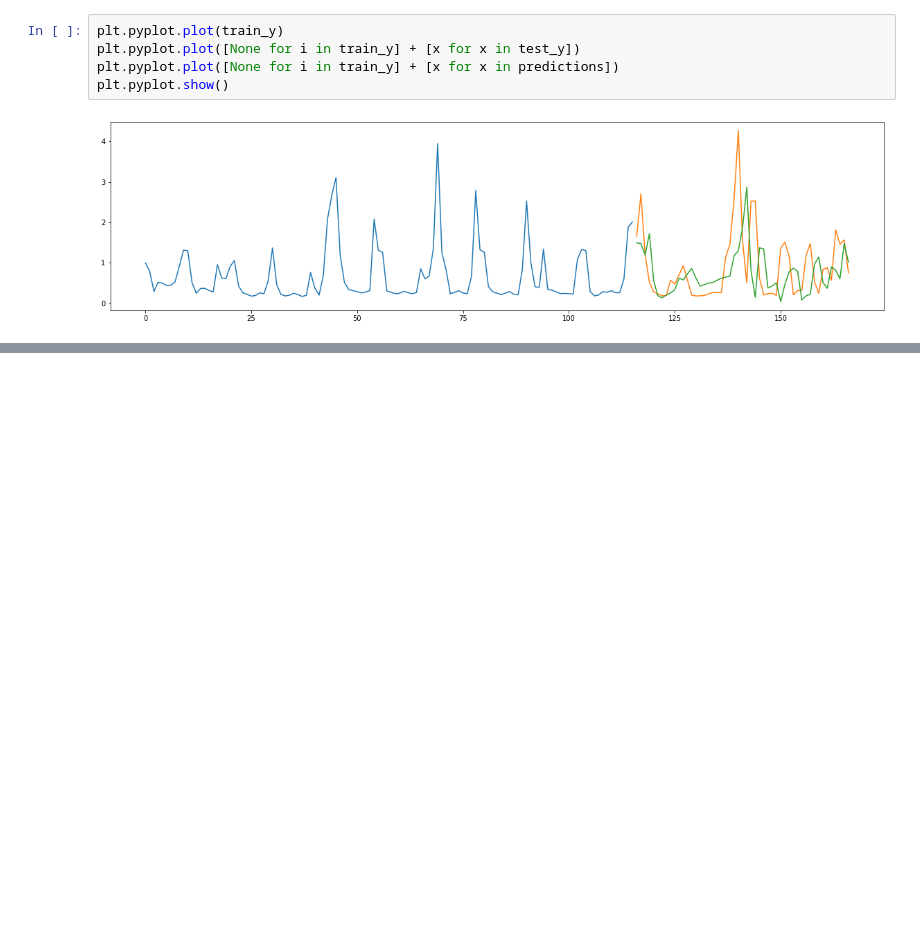
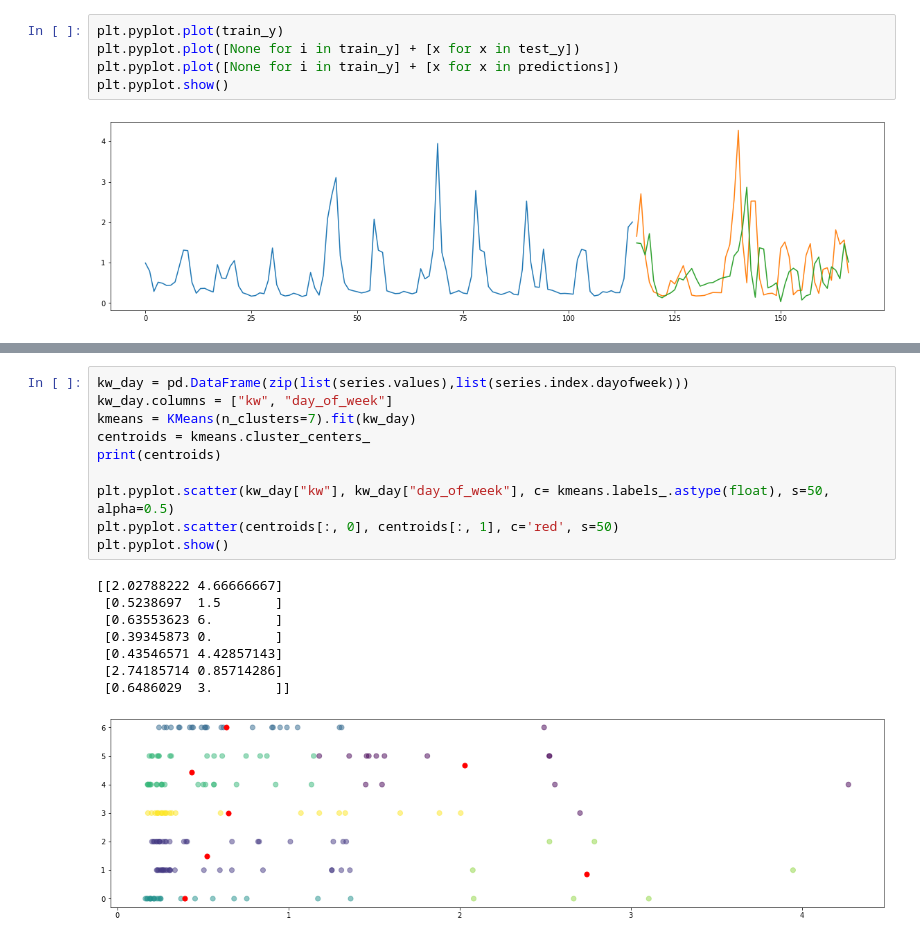
Before and after one commit to Gunisalvo/ppget-aprendizado-de-maquinas, a Jupyter notebook: demand_response.ipynb, the cells around one changed output, grey strips where cells are left out. Saved outputs shown, nothing was run; the diff lists cells and outputs as text; blank space fills up the shorter version.

```diff
--- a/demand_response.ipynb
+++ b/demand_response.ipynb
@@ -267,0 +287,19 @@ plt.pyplot.show()
+# %%
+kw_day = pd.DataFrame(zip(list(series.values),list(series.index.dayofweek)))
+kw_day.columns = ["kw", "day_of_week"]
+kmeans = KMeans(n_clusters=7).fit(kw_day)
+centroids = kmeans.cluster_centers_
+print(centroids)
+
+plt.pyplot.scatter(kw_day["kw"], kw_day["day_of_week"], c= kmeans.labels_.astype(float), s=50, alpha=0.5)
+plt.pyplot.scatter(centroids[:, 0], centroids[:, 1], c='red', s=50)
+plt.pyplot.show()
+# %% [output]
+[[2.02788222 4.66666667]
+ [0.5238697  1.5       ]
+ [0.63553623 6.        ]
+ [0.39345873 0.        ]
+ [0.43546571 4.42857143]
+ [2.74185714 0.85714286]
+ [0.6486029  3.        ]]
+[figure, added]
```
Also changed, not shown: parts of 6 cells of this notebook.
